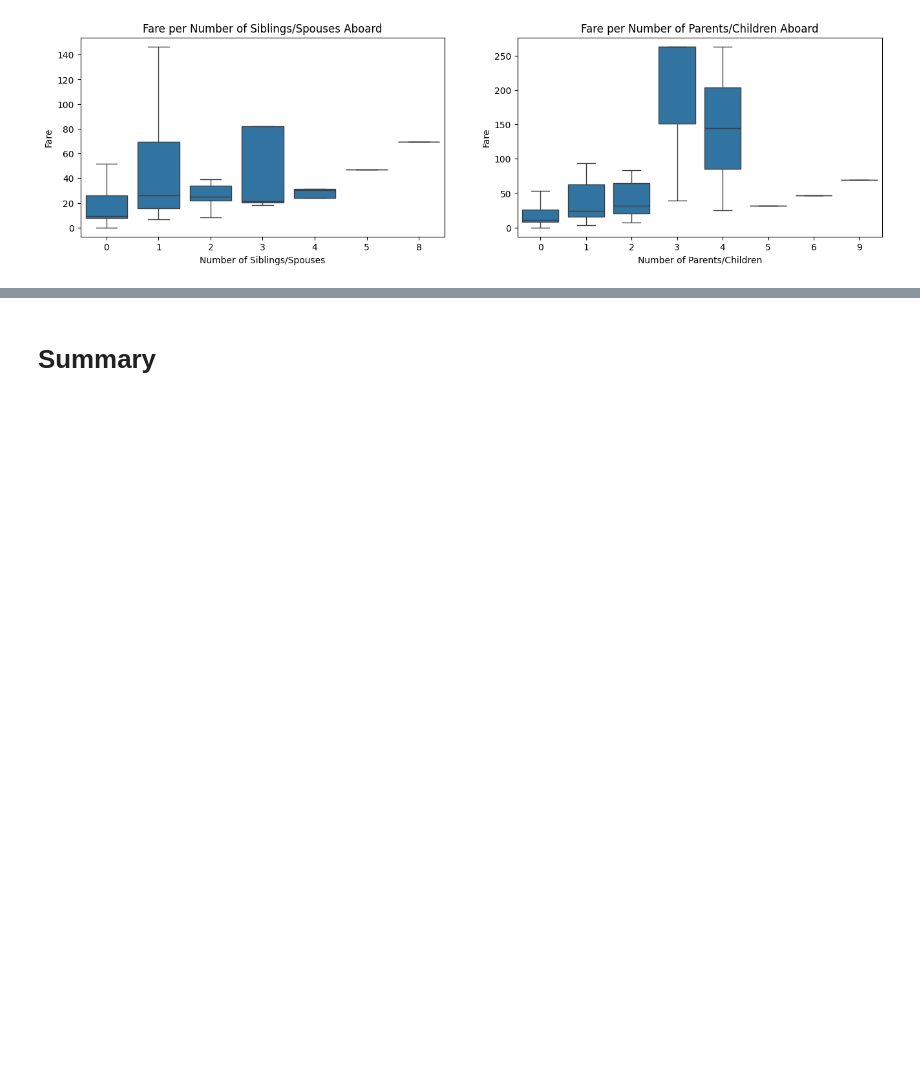
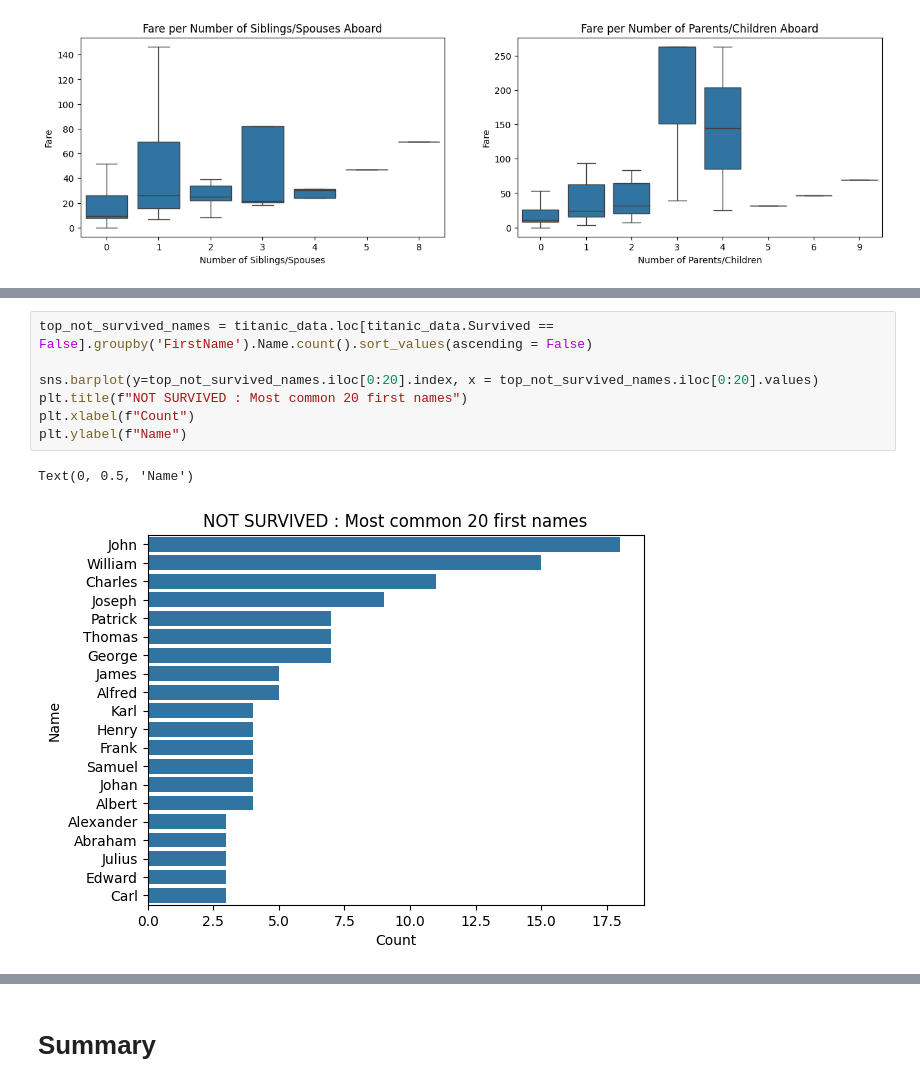
Before and after one commit to kri1mka/ml-intro, a Jupyter notebook: 2_data_exploration/eda.ipynb, the cells around one changed output, grey strips where cells are left out. Drawn from its saved outputs; the diff is of its cells as text; blank space fills up the shorter version.

```diff
--- a/2_data_exploration/eda.ipynb
+++ b/2_data_exploration/eda.ipynb
@@ -343,0 +347,10 @@ Text(0, 0.5, 'First Name')
+# %%
+top_not_survived_names = titanic_data.loc[titanic_data.Survived == False].groupby('FirstName').Name.count().sort_values(ascending = False)
+
+sns.barplot(y=top_not_survived_names.iloc[0:20].index, x = top_not_survived_names.iloc[0:20].values)
+plt.title(f"NOT SURVIVED : Most common 20 first names")
+plt.xlabel(f"Count")
+plt.ylabel(f"Name")
+# %% [output]
+Text(0, 0.5, 'Name')
+[figure, added]
```
Also changed, not shown: parts of 7 cells of this notebook.
